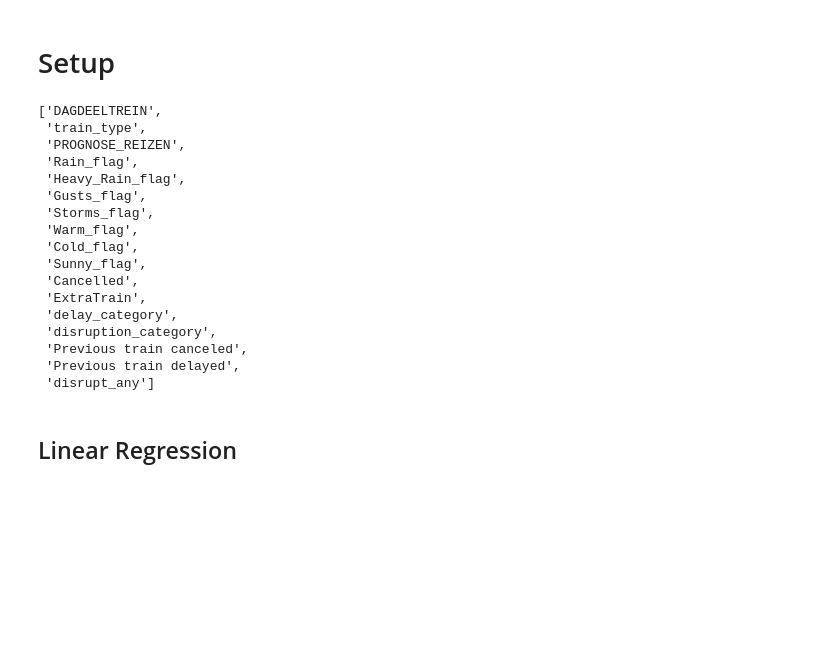
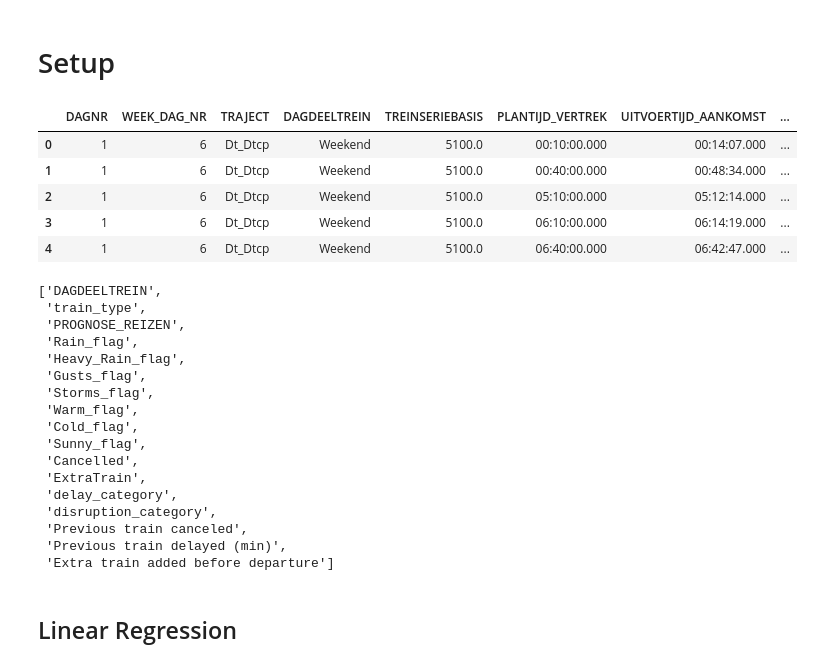
Before and after one commit to Merelkramer/Group2_NS, a Jupyter notebook: LinearRegression_Amelija_new.ipynb, the cells around one changed output. Drawn from its saved outputs; the diff is of its cells as text; code cells hidden in the pictures; blank space fills up the shorter version.

```diff
--- a/LinearRegression_Amelija_new.ipynb
+++ b/LinearRegression_Amelija_new.ipynb
@@ -1,17 +1,26 @@
 # %% [markdown]
 # Setup
+# %%
+# --- 1) Setup ---
+import pandas as pd
+import numpy as np
+from sklearn.linear_model import LinearRegression
+from sklearn.metrics import mean_absolute_error, mean_squared_error, r2_score
+
+# --- 2) Load data ---
+df = pd.read_csv(
+    "/Users/amelijaancupane/Desktop/TU_DELFT/Year 2/Advanced Data Analysis/NS_Project/Group2_NS-1/data/complete_dataset_clean_24oct.csv",
+    sep=";"
+)
+df.head()
+# %% [output]
+|  | DAGNR | WEEK_DAG_NR | TRAJECT | DAGDEELTREIN | TREINSERIEBASIS | PLANTIJD_VERTREK | UITVOERTIJD_AANKOMST | ... |
+| 0 | 1 | 6 | Dt_Dtcp | Weekend | 5100.0 | 00:10:00.000 | 00:14:07.000 | ... |
+| 1 | 1 | 6 | Dt_Dtcp | Weekend | 5100.0 | 00:40:00.000 | 00:48:34.000 | ... |
+| 2 | 1 | 6 | Dt_Dtcp | Weekend | 5100.0 | 05:10:00.000 | 05:12:14.000 | ... |
+| 3 | 1 | 6 | Dt_Dtcp | Weekend | 5100.0 | 06:10:00.000 | 06:14:19.000 | ... |
+| 4 | 1 | 6 | Dt_Dtcp | Weekend | 5100.0 | 06:40:00.000 | 06:42:47.000 | ... |
 # %%
-# --- 1) Setup ---
-import pandas as pd
-import numpy as np
-from sklearn.linear_model import LinearRegression
-from sklearn.metrics import mean_absolute_error, mean_squared_error, r2_score
-
-# --- 2) Load data ---
-df = pd.read_csv(
-    "/Users/amelijaancupane/Desktop/TU_DELFT/Year 2/Advanced Data Analysis/NS_Project/Group2_NS-1/data/complete_dataset_clean_vf.csv",
-    sep=";"
-)
 
 # --- 3) Data cleaning---
 
@@ -37,7 +46,7 @@ weather_features = [c for c in [
 
 disrupt_features = [c for c in [
     "Cancelled","ExtraTrain","delay_category","disruption_category",
-    "Previous train canceled","Previous train delayed", "disrupt_any"
+    "Previous train canceled","Previous train delayed (min)", "disrupt_any", 'Extra train added before departure'
 ] if c in df.columns]
 
 
@@ -60,8 +69,8 @@ features_all
  'delay_category',
  'disruption_category',
  'Previous train canceled',
- 'Previous train delayed',
- 'disrupt_any']
+ 'Previous train delayed (min)',
+ 'Extra train added before departure']
 # %% [markdown]
 ## Linear Regression
 # %%
```
Also changed, not shown: parts of 4 cells of this notebook, 2 other files.
